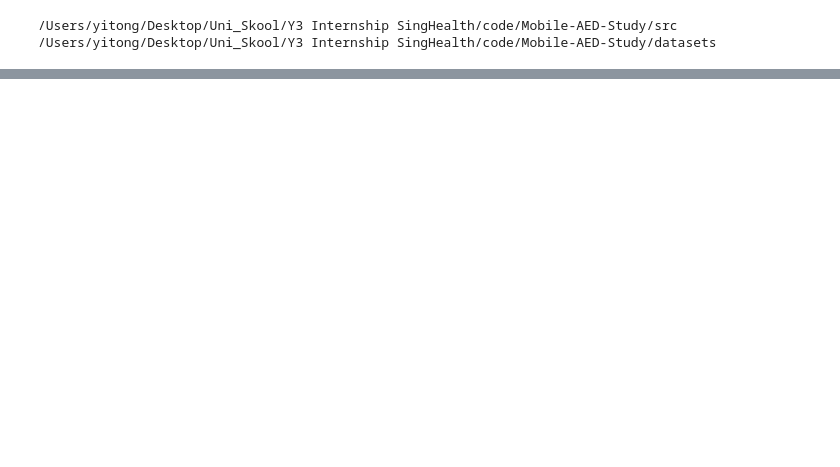
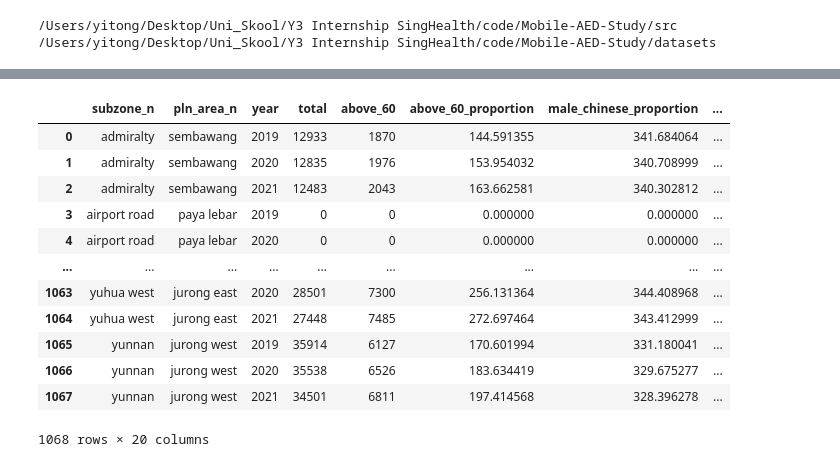
Before and after one commit to axellee1994/AED-OHCA, a Jupyter notebook: src/scripts/logistic_regression_step/map_ohca_counts_to_subzone.ipynb, the cells around one changed output, grey strips where cells are left out. Cells and saved outputs as stored; diff of their text form; code cells hidden in the pictures; blank space fills up the shorter version.

```diff
--- a/src/scripts/logistic_regression_step/map_ohca_counts_to_subzone.ipynb
+++ b/src/scripts/logistic_regression_step/map_ohca_counts_to_subzone.ipynb
@@ -36,0 +171,25 @@ ohca_points
+# %%
+subzone_2010_2018_filepath = Path(BASE_DATASET_PATH / f"singapore_data/cleaned_data/combined_demographic_geo_2010_2018.csv")
+subzone_2010_2018 = pd.read_csv(subzone_2010_2018_filepath)
+subzone_2010_2018.columns = subzone_2010_2018.columns.str.lower()
+subzone_2010_2018 = subzone_2010_2018.drop(columns=["unnamed: 0"])
+
+subzone_2019_2021_filepath = Path(BASE_DATASET_PATH / f"singapore_data/cleaned_data/combined_demographic_geo_2019_2021.csv")
+subzone_2019_2021 = pd.read_csv(subzone_2019_2021_filepath)
+subzone_2019_2021.columns = subzone_2019_2021.columns.str.lower()
+subzone_2019_2021 = subzone_2019_2021.drop(columns=["unnamed: 0"])
+subzone_2019_2021
+# %% [output]
+|  | subzone_n | pln_area_n | year | total | above_60 | above_60_proportion | male_chinese_proportion | ... |
+| 0 | admiralty | sembawang | 2019 | 12933 | 1870 | 144.591355 | 341.684064 | ... |
+| 1 | admiralty | sembawang | 2020 | 12835 | 1976 | 153.954032 | 340.708999 | ... |
+| 2 | admiralty | sembawang | 2021 | 12483 | 2043 | 163.662581 | 340.302812 | ... |
+| 3 | airport road | paya lebar | 2019 | 0 | 0 | 0.000000 | 0.000000 | ... |
+| 4 | airport road | paya lebar | 2020 | 0 | 0 | 0.000000 | 0.000000 | ... |
+| ... | ... | ... | ... | ... | ... | ... | ... | ... |
+| 1063 | yuhua west | jurong east | 2020 | 28501 | 7300 | 256.131364 | 344.408968 | ... |
+| 1064 | yuhua west | jurong east | 2021 | 27448 | 7485 | 272.697464 | 343.412999 | ... |
+| 1065 | yunnan | jurong west | 2019 | 35914 | 6127 | 170.601994 | 331.180041 | ... |
+| 1066 | yunnan | jurong west | 2020 | 35538 | 6526 | 183.634419 | 329.675277 | ... |
+| 1067 | yunnan | jurong west | 2021 | 34501 | 6811 | 197.414568 | 328.396278 | ... |
+1068 rows × 20 columns
```
Also changed, not shown: parts of 19 cells of this notebook, 27 other files.
